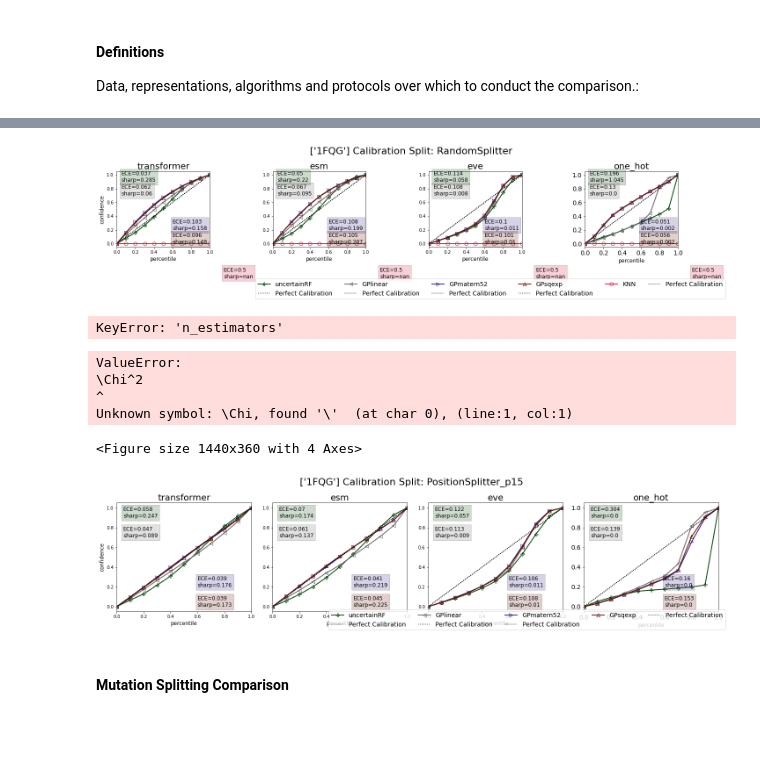
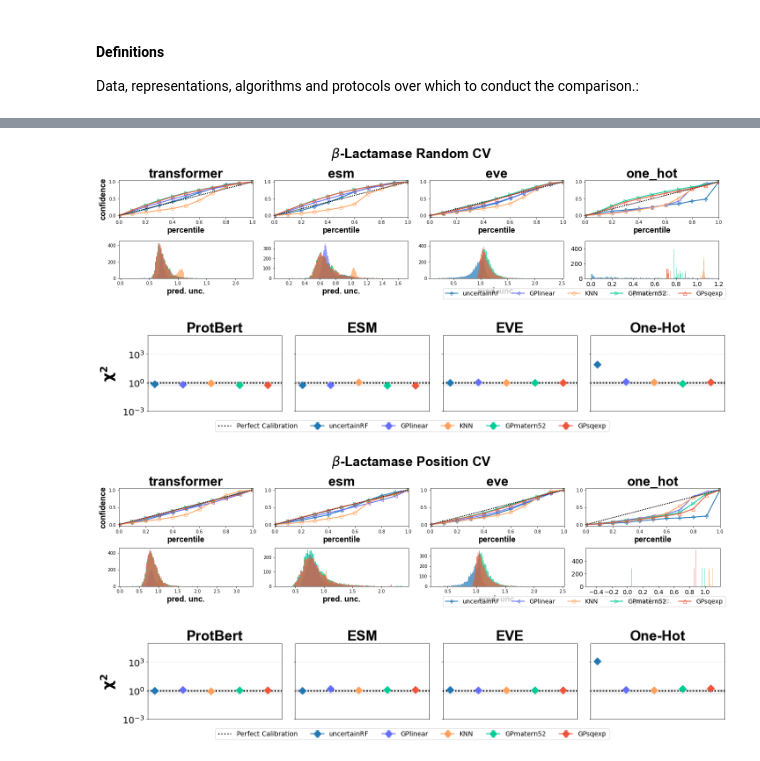
Before and after one commit to MachineLearningLifeScience/protein_regression, a Jupyter notebook: notebooks/figures_main.ipynb, the cells around one changed output, grey strips where cells are left out. Drawn from its saved outputs; the diff is of its cells as text; code cells hidden in the pictures; blank space fills up the shorter version.

```diff
--- a/notebooks/figures_main.ipynb
+++ b/notebooks/figures_main.ipynb
@@ -21,3 +30,8 @@ from visualization.plot_metric_for_uncertainties import plot_uncertainty_eval
+# %%
+import matplotlib.pyplot as plt
+plt.rcParams.update({
+"text.usetex": False,
+"font.family": "sans-serif"})
 # %% [markdown]
 #### Definitions
 Data, representations, algorithms and protocols over which to conduct the comparison.:
@@ -74,44 +107,40 @@ plot_metric_comparison_bar(
 # %%
 # Assess Calibration on Random-Splitter
-plot_uncertainty_eval(
-    datasets=["1FQG"],
-    reps=[TRANSFORMER, ESM, EVE, ONE_HOT],
-    algos=[UncertainRandomForest().get_name(), GPonRealSpace().get_name(),
-        GPonRealSpace(kernel_factory= lambda: Matern52()).get_name(),
-        GPonRealSpace(kernel_factory= lambda: SquaredExponential()).get_name(),
-        KNN().get_name()],
-    train_test_splitter=RandomSplitter("1FQG"),
-    augmentations = [NO_AUGMENT],
-    number_quantiles=10,
-    optimize=True,
-    d=None, dim_reduction=None,
-    cached_results=True,
-)
+plot_uncertainty_eval(datasets=["1FQG"],
+                    reps=[TRANSFORMER, ESM, EVE, ONE_HOT],
+                    algos=[UncertainRandomForest().get_name(),
+                        GPonRealSpace().get_name(),
+                        KNN().get_name(),
+                        GPonRealSpace(kernel_factory= lambda: Matern52()).get_name(),
+                        GPonRealSpace(kernel_factory= lambda: SquaredExponential()).get_name(),],
+                    train_test_splitter=RandomSplitter("1FQG"),
+                    augmentations = [NO_AUGMENT],
+                    number_quantiles=10,
+                    optimize=True,
+                    d=None,
+                    dim_reduction=None,
+                    cached_results=True,
+                    savefig=False)
 # %% [output]
-[figure, old version]
+[figure, new version]
-KeyError: 'n_estimators'
-ValueError:
-\Chi^2
-^
-Unknown symbol: \Chi, found '\'  (at char 0), (line:1, col:1)
-<Figure size 1440x360 with 4 Axes>
+[figure, added]
 # %%
-# Assess Calibration on Position-Splitter
-plot_uncertainty_eval(
-    datasets=["1FQG"],
-    reps=[TRANSFORMER, ESM, EVE, ONE_HOT],
-    algos=[UncertainRandomForest().get_name(), GPonRealSpace().get_name(),
-        GPonRealSpace(kernel_factory= lambda: Matern52()).get_name(),
-        GPonRealSpace(kernel_factory= lambda: SquaredExponential()).get_name(),
-        KNN().get_name()],
-    train_test_splitter=PositionSplitter("1FQG"),
-    augmentations = [NO_AUGMENT],
-    number_quantiles=10,
-    optimize=True,
-    d=None, dim_reduction=None,
-    cached_results=True,
-)
+# Assess Calibration on Random-Splitter
+plot_uncertainty_eval(datasets=["1FQG"],
+                    reps=[TRANSFORMER, ESM, EVE, ONE_HOT],
+                    algos=[UncertainRandomForest().get_name(),
+                        GPonRealSpace().get_name(),
+                        KNN().get_name(),
+                        GPonRealSpace(kernel_factory= lambda: Matern52()).get_name(),
+                        GPonRealSpace(kernel_factory= lambda: SquaredExponential()).get_name(),],
+                    train_test_splitter=PositionSplitter("1FQG"),
+                    augmentations = [NO_AUGMENT],
+                    number_quantiles=10,
+                    optimize=True,
+                    d=None,
+                    dim_reduction=None,
+                    cached_results=True,
+                    savefig=False)
 # %% [output]
-[figure, old version]
+[figure, new version]
+[figure, added]
-# %% [markdown]
-#### Mutation Splitting Comparison
```
Also changed, not shown: parts of 6 cells of this notebook.
